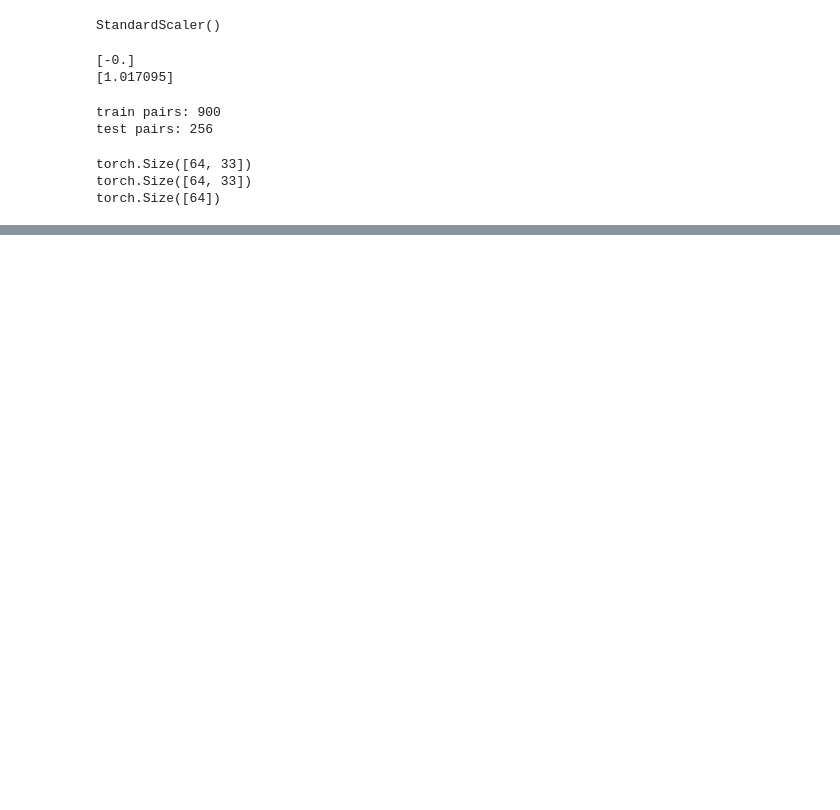
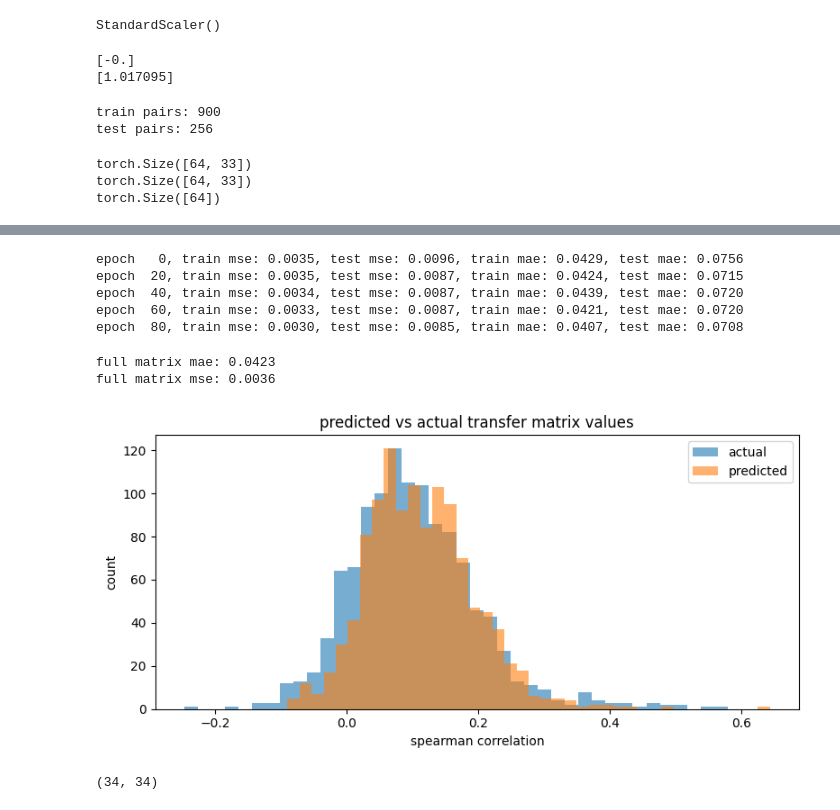
Before and after one commit to yashkher-123/transferability-through-representations, a Jupyter notebook: training/model.ipynb, the cells around one changed output, grey strips where cells are left out. Drawn from its saved outputs; the diff is of its cells as text; code cells hidden in the pictures; blank space fills up the shorter version.

Commit message:
got predicted T

```diff
--- a/training/model.ipynb
+++ b/training/model.ipynb
@@ -203,6 +196,7 @@ for epoch in range(NUM_EPOCHS):
     # training
     model.train()
     train_loss = 0
+    train_mae = 0
     for desc_i, desc_j, target in train_loader:
         desc_i, desc_j, target = desc_i.to(device), desc_j.to(device), target.to(device)
         optimizer.zero_grad()
@@ -211,17 +205,28 @@ for epoch in range(NUM_EPOCHS):
         loss.backward()
         optimizer.step()
         train_loss += loss.item() * len(target)
+        train_mae += torch.abs(pred - target).sum().item()
     train_loss /= len(train_dataset)
+    train_mae /= len(train_dataset)
 
     # eval
     model.eval()
     test_loss = 0
+    test_mae = 0
     with torch.no_grad():
         for desc_i, desc_j, target in test_loader:
             desc_i, desc_j, target = desc_i.to(device), desc_j.to(device), target.to(device)
             pred = model(desc_i, desc_j)
             test_loss += loss_fn(pred, target).item() * len(target)
+            test_mae += torch.abs(pred - target).sum().item()
     test_loss /= len(test_dataset)
+    test_mae /= len(test_dataset)
 
     if epoch % 20 == 0:
-        print(f"epoch {epoch:>3}, train mse: {train_loss:.4f}, test mse: {test_loss:.4f}")
+        print(f"epoch {epoch:>3}, train mse: {train_loss:.4f}, test mse: {test_loss:.4f}, train mae: {train_mae:.4f}, test mae: {test_mae:.4f}")
+# %% [output]
+epoch   0, train mse: 0.0035, test mse: 0.0096, train mae: 0.0429, test mae: 0.0756
+epoch  20, train mse: 0.0035, test mse: 0.0087, train mae: 0.0424, test mae: 0.0715
+epoch  40, train mse: 0.0034, test mse: 0.0087, train mae: 0.0439, test mae: 0.0720
+epoch  60, train mse: 0.0033, test mse: 0.0087, train mae: 0.0421, test mae: 0.0720
+epoch  80, train mse: 0.0030, test mse: 0.0085, train mae: 0.0407, test mae: 0.0708
@@ -227,0 +235,49 @@ for epoch in range(NUM_EPOCHS):
+# %%
+import matplotlib.pyplot as plt
+
+# generate all 34x34 pairs
+all_pairs = [(i, j) for i in active_ids for j in active_ids]
+all_targets = [transfer_matrix.loc[i, j] for i, j in all_pairs]
+# %%
+all_desc_i = torch.tensor(
+    np.array([desc_scaled.loc[i].values for i, j in all_pairs]), dtype=torch.float32
+).to(device)
+all_desc_j = torch.tensor(
+    np.array([desc_scaled.loc[j].values for i, j in all_pairs]), dtype=torch.float32
+).to(device)
+all_targets_tensor = torch.tensor(all_targets, dtype=torch.float32).to(device)
+# %%
+model.eval()
+with torch.no_grad():
+    all_preds = model(all_desc_i, all_desc_j).cpu().numpy()
+
+all_targets_np = np.array(all_targets)
+
+full_mae = np.abs(all_preds - all_targets_np).mean()
+full_mse = ((all_preds - all_targets_np) ** 2).mean()
+print(f"full matrix mae: {full_mae:.4f}")
+print(f"full matrix mse: {full_mse:.4f}")
+# %% [output]
+full matrix mae: 0.0423
+full matrix mse: 0.0036
+# %%
+plt.figure(figsize=(8, 4))
+plt.hist(all_targets_np, bins=40, alpha=0.6, label="actual")
+plt.hist(all_preds, bins=40, alpha=0.6, label="predicted")
+plt.xlabel("spearman correlation")
+plt.ylabel("count")
+plt.title("predicted vs actual transfer matrix values")
+plt.legend()
+plt.tight_layout()
+plt.show()
+# %% [output]
+[figure, added]
+# %%
+pred_matrix = pd.DataFrame(
+    all_preds.reshape(34, 34),
+    index=active_ids,
+    columns=active_ids
+)
+pred_matrix.shape
+# %% [output]
+(34, 34)
```
Also changed, not shown: parts of 9 cells of this notebook.
